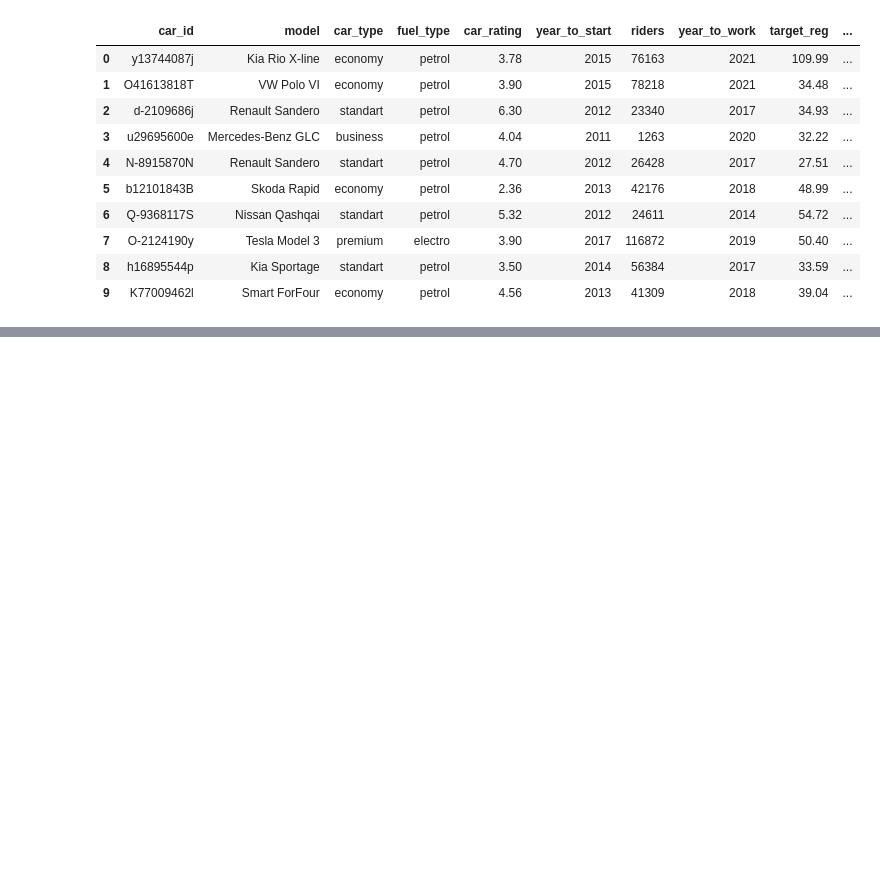
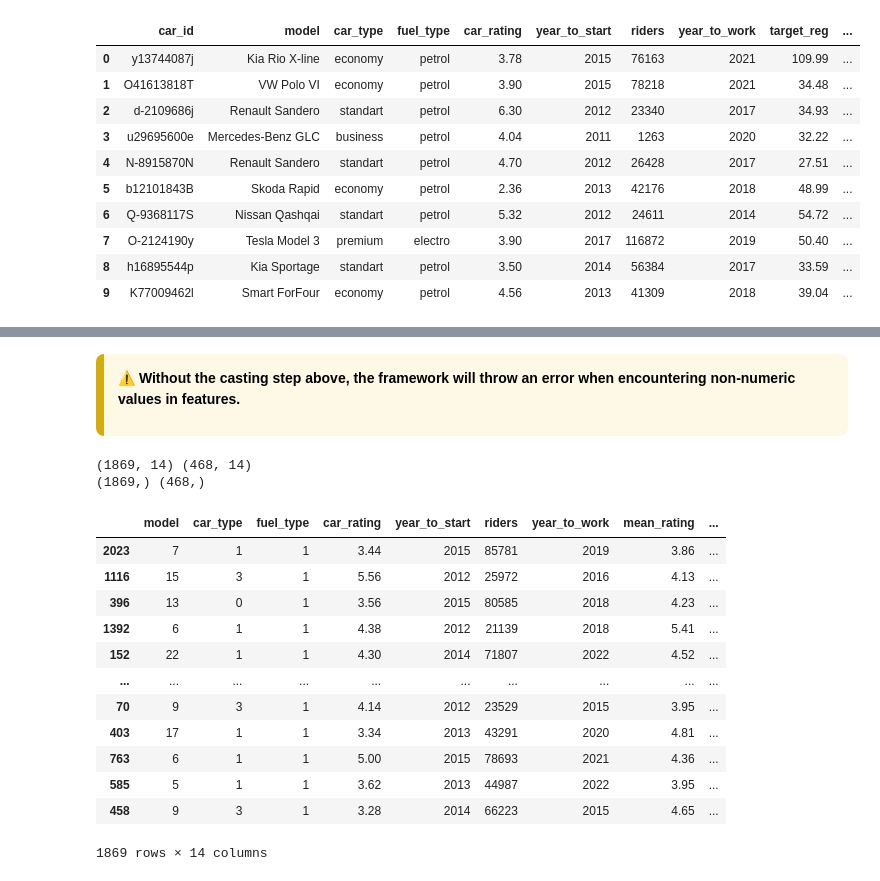
Before and after one commit to aziart/comp-ds, a Jupyter notebook: notebooks/04.2.02 - LightGBM.ipynb, the cells around one changed output, grey strips where cells are left out. Cells and saved outputs as stored; diff of their text form; code cells hidden in the pictures; blank space fills up the shorter version.

Commit message:
04.2.02 in progress: encoding cat features for lightgbm.Dataset + create Dataset instances

```diff
--- a/notebooks/04.2.02 - LightGBM.ipynb
+++ b/notebooks/04.2.02 - LightGBM.ipynb
@@ -129,0 +147,14 @@ import lightgbm as lgb
+# %%
+# let's cast the categorical features to int with a label encoder
+from sklearn.preprocessing import LabelEncoder
+
+le = LabelEncoder()
+for col in cat_cols:
+    X[col] = le.fit_transform(X[col])
+
+# target also needs to be encoded
+le_tar = LabelEncoder()
+y = le_tar.fit_transform(y)
+
+display(X.head(10).loc[:,cat_cols])
+print("targets:", set(y))
@@ -129,0 +174,50 @@ import lightgbm as lgb
+# %% [markdown]
+<div class="alert" style="background-color: #FEF9E7; border-left: 8px solid #D4AC0D; padding: 14px; border-radius: 8px; font-size: 14px; color: #000000;">
+
+**⚠️ Without the casting step above, the framework will throw an error when encountering non-numeric values in features.**
+</div>
+# %%
+from sklearn.model_selection import train_test_split
+X_train, X_test, y_train, y_test = train_test_split(X, y
+                                                    , test_size=0.2
+                                                    , random_state=42
+                                                    , stratify=y
+                                                    )
+print(X_train.shape, X_test.shape)
+print(y_train.shape, y_test.shape)
+# %% [output]
+(1869, 14) (468, 14)
+(1869,) (468,)
+# %%
+from lightgbm import Dataset
+
+train_data = Dataset(
+    X_train
+    , y_train
+    , categorical_feature=cat_cols
+    , free_raw_data=False
+)
+
+# validation data for early stopping
+valid_data = Dataset(
+    X_test
+    , y_test
+    , categorical_feature=cat_cols
+    , free_raw_data=False
+)
+# %%
+train_data.data
+# %% [output]
+|  | model | car_type | fuel_type | car_rating | year_to_start | riders | year_to_work | mean_rating | ... |
+| 2023 | 7 | 1 | 1 | 3.44 | 2015 | 85781 | 2019 | 3.86 | ... |
+| 1116 | 15 | 3 | 1 | 5.56 | 2012 | 25972 | 2016 | 4.13 | ... |
+| 396 | 13 | 0 | 1 | 3.56 | 2015 | 80585 | 2018 | 4.23 | ... |
+| 1392 | 6 | 1 | 1 | 4.38 | 2012 | 21139 | 2018 | 5.41 | ... |
+| 152 | 22 | 1 | 1 | 4.30 | 2014 | 71807 | 2022 | 4.52 | ... |
+| ... | ... | ... | ... | ... | ... | ... | ... | ... | ... |
+| 70 | 9 | 3 | 1 | 4.14 | 2012 | 23529 | 2015 | 3.95 | ... |
+| 403 | 17 | 1 | 1 | 3.34 | 2013 | 43291 | 2020 | 4.81 | ... |
+| 763 | 6 | 1 | 1 | 5.00 | 2015 | 78693 | 2021 | 4.36 | ... |
+| 585 | 5 | 1 | 1 | 3.62 | 2013 | 44987 | 2022 | 3.95 | ... |
+| 458 | 9 | 3 | 1 | 3.28 | 2014 | 66223 | 2015 | 4.65 | ... |
+1869 rows × 14 columns
```
Also changed, not shown: parts of 7 cells of this notebook.
